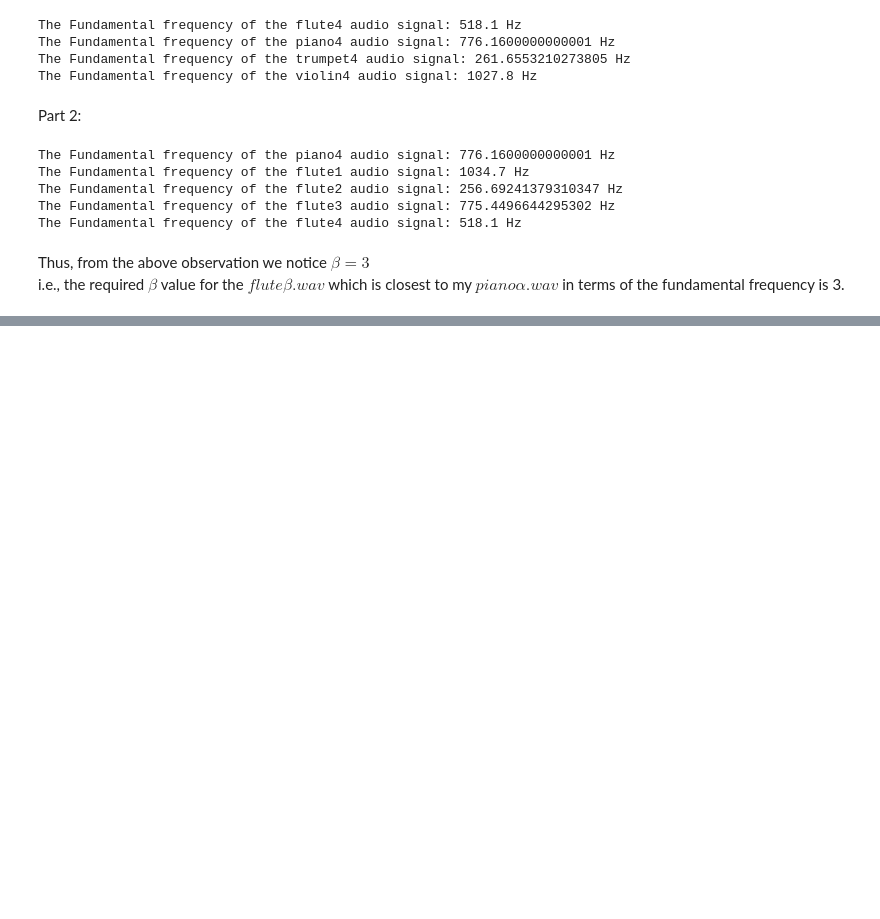
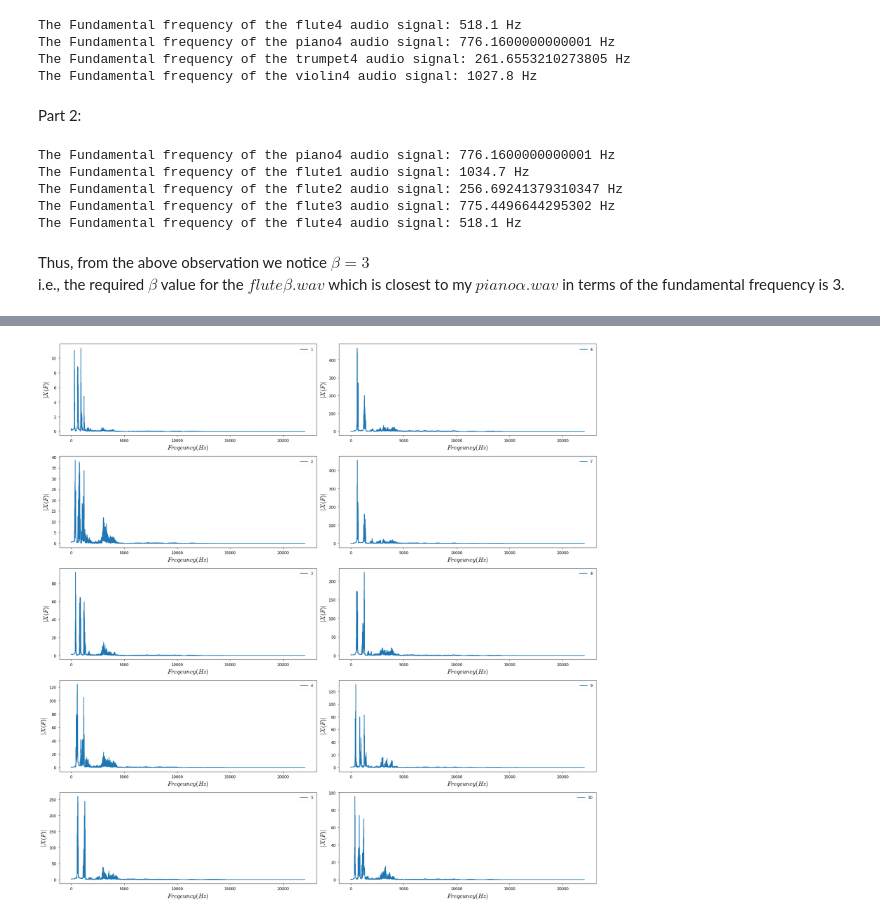
Before and after one commit to Harsha1569/DSP_Lab, a Jupyter notebook: Experiment_3/Experiment_3.ipynb, the cells around one changed output, grey strips where cells are left out. Drawn from its saved outputs; the diff is of its cells as text; code cells hidden in the pictures; blank space fills up the shorter version.

```diff
--- a/Experiment_3/Experiment_3.ipynb
+++ b/Experiment_3/Experiment_3.ipynb
@@ -220,0 +219,47 @@ Thus, from the above observation we notice $\beta = 3$ <br> i.e., the required $
+# %%
+def spec(x, Fs, max_freq=None, do_fft=True):
+    C = int(len(x) / 2)
+    if max_freq:
+        C = int(C * max_freq / float(Fs) * 2)
+    X = np.abs(np.fft.fft(x)[0:C]) if do_fft else x[0:C]
+    N = Fs * np.arange(0, C) / len(x);
+    return N, X
+
+frequency = []
+spectrum = []
+arr = []
+
+start_point = 0
+end_point = 0
+temp = int(opera_track.shape[0]/ 10)
+
+
+for i in range(10):
+  end_point += temp
+  arr.append(opera_track[start_point : end_point])
+  start_point = end_point + 1
+
+for j in range(10):
+  temp1, temp2 = spec(arr[j], F_s, F_s//2)
+  frequency.append(temp1)
+  spectrum.append(temp2)
+# %%
+fig, axs = plt.subplots(5,2, figsize=(25,25))
+def plot_signal(x, y, xaxis_label=None, yaxis_label=None, row=None, column=None, legend=None):
+    axs[row,column].plot(x, y, label = legend+1)
+    axs[row,column].legend(loc = 'upper right', fontsize = 12)
+    #axs[row].set_title(title[row], fontsize = 20)
+    axs[row,column].set_xlabel(xaxis_label, fontsize = 20)
+    axs[row,column].set_ylabel(yaxis_label, fontsize = 20)
+    axs[row,column].tick_params(axis="both", labelsize = 12)
+    fig.tight_layout()
+
+for j in range(10):
+  if (j<5):
+    plot_signal(frequency[j], spectrum[j], xaxis_label=r'$Freqeuncy(Hz)$', yaxis_label=r'$|X(F)|$', row=j, column=0, legend=j)
+  else:
+    plot_signal(frequency[j], spectrum[j], xaxis_label=r'$Freqeuncy(Hz)$', yaxis_label=r'$|X(F)|$', row=j-5, column=1, legend=j)
+
+fig.savefig('fig3.png')
+# %% [output]
+[figure, added]
```
Also changed, not shown: parts of 6 cells of this notebook.
